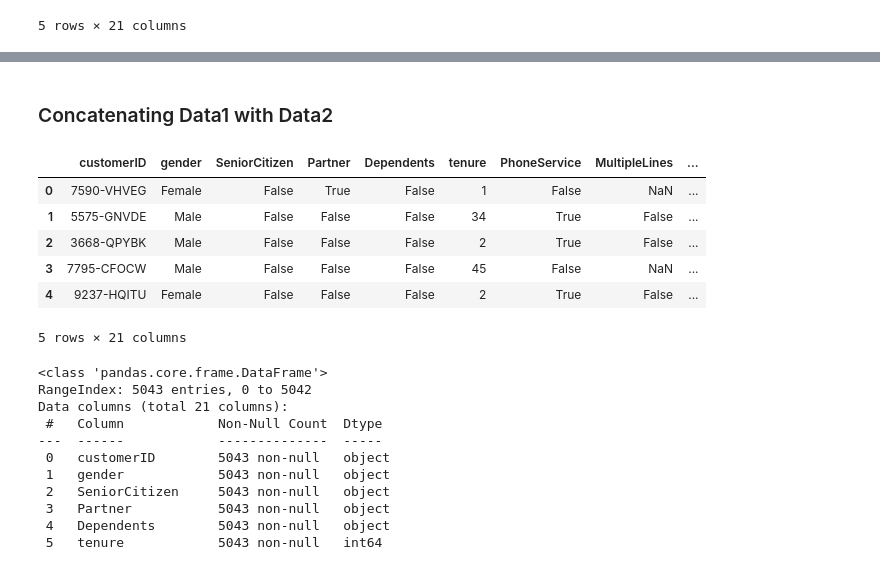
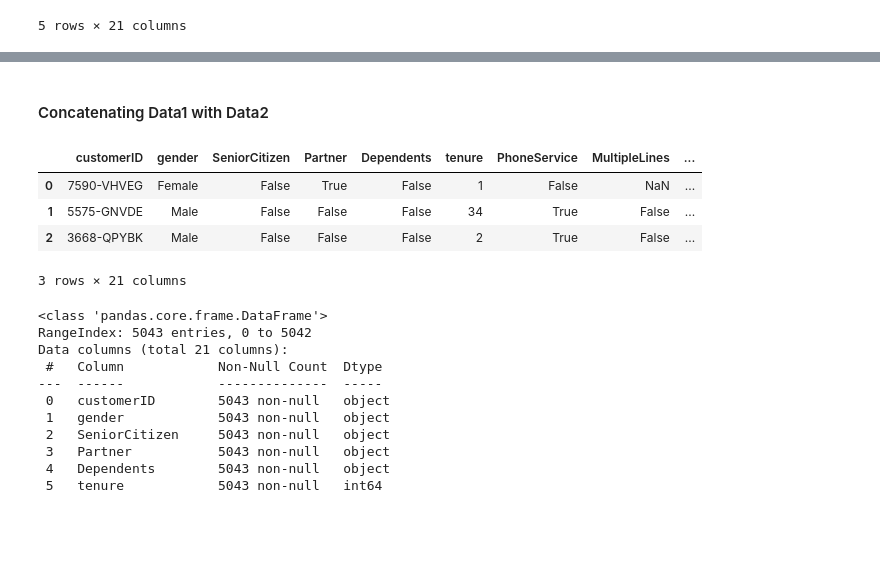
Before and after one commit to MissJoyy/Vodafone-Customer-Churn-Prediction, a Jupyter notebook: notebook.ipynb, the cells around one changed output, grey strips where cells are left out. Drawn from its saved outputs; the diff is of its cells as text; code cells hidden in the pictures; blank space fills up the shorter version.

```diff
--- a/notebook.ipynb
+++ b/notebook.ipynb
@@ -93,7 +101,7 @@ data1 .head()
 | 4 | 9237-HQITU | Female | False | False | False | 2 | True | False | ... |
 5 rows × 21 columns
 # %%
-data2= pd.read_csv(r'./data/LP2_Telco-churn-second-2000.csv')
+data2= pd.read_csv(r'.\Data\LP2_Telco-churn-second-2000.csv')
 
 data2.head()
 # %% [output]
@@ -111,27 +157,25 @@ data2.head()
 # %% [markdown]
-### Concatenating Data1 with Data2
+#### Concatenating Data1 with Data2
 # %%
 # Concatenate the various DataFrames into a single DataFrame
-data_concat = pd.concat([data1, data2]).reset_index(drop=True)
+data_concat = pd.concat([data1, data2], ignore_index=True)
+
 
 # Create file path to save file
-file_path = './data/Telco-churn-concat.csv'
+file_path = './Data/Telco-churn-concat.csv'
 
 # Convert dataset to CSV file and save in the path without including the index column
 data_concat.to_csv(file_path, index=False)
 
 # Read CSV file and assign it to a variable named data
-data = pd.read_csv('./data/Telco-churn-concat.csv')
-
-data.head()
+data = pd.read_csv('./Data/Telco-churn-concat.csv')
+data.head(3)
 # %% [output]
 |  | customerID | gender | SeniorCitizen | Partner | Dependents | tenure | PhoneService | MultipleLines | ... |
 | 0 | 7590-VHVEG | Female | False | True | False | 1 | False | NaN | ... |
 | 1 | 5575-GNVDE | Male | False | False | False | 34 | True | False | ... |
 | 2 | 3668-QPYBK | Male | False | False | False | 2 | True | False | ... |
-| 3 | 7795-CFOCW | Male | False | False | False | 45 | False | NaN | ... |
-| 4 | 9237-HQITU | Female | False | False | False | 2 | True | False | ... |
-5 rows × 21 columns
+3 rows × 21 columns
 # %%
 data.info()
 # %% [output]
```
Also changed, not shown: parts of 44 cells of this notebook.
